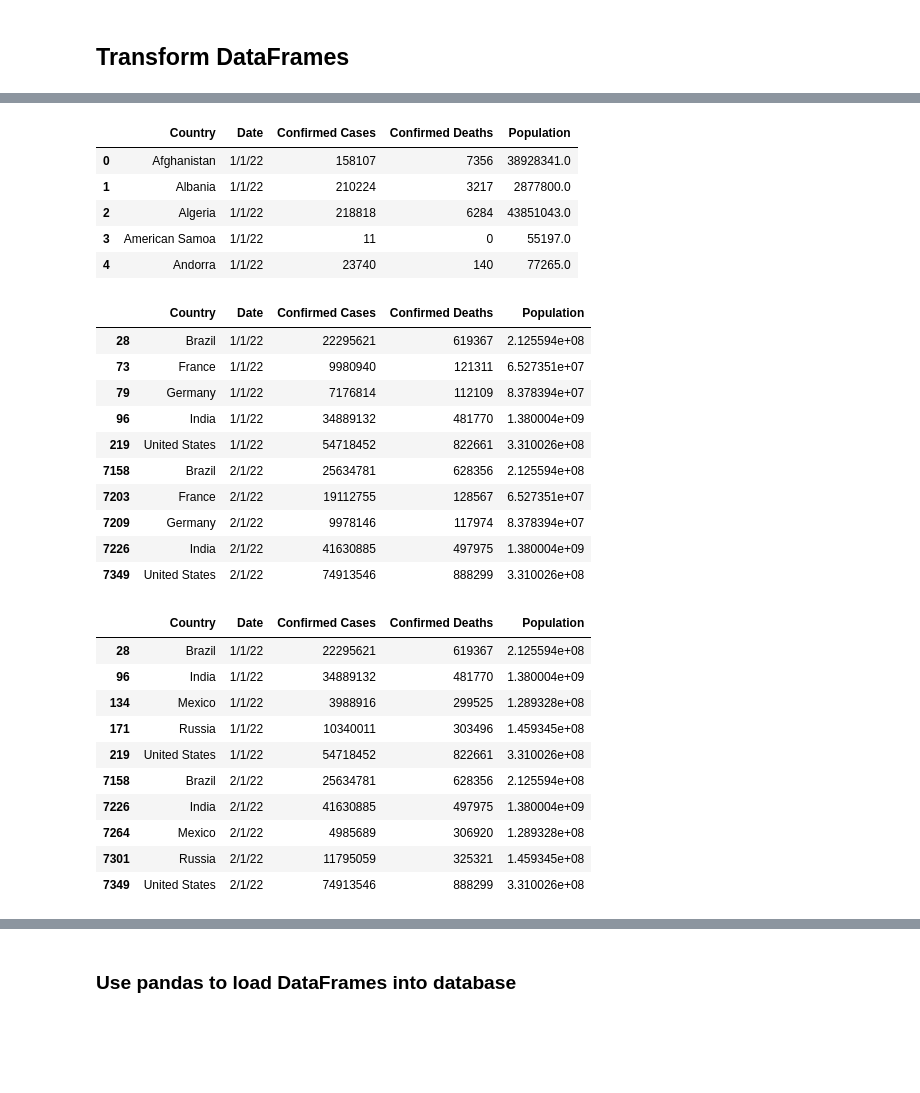
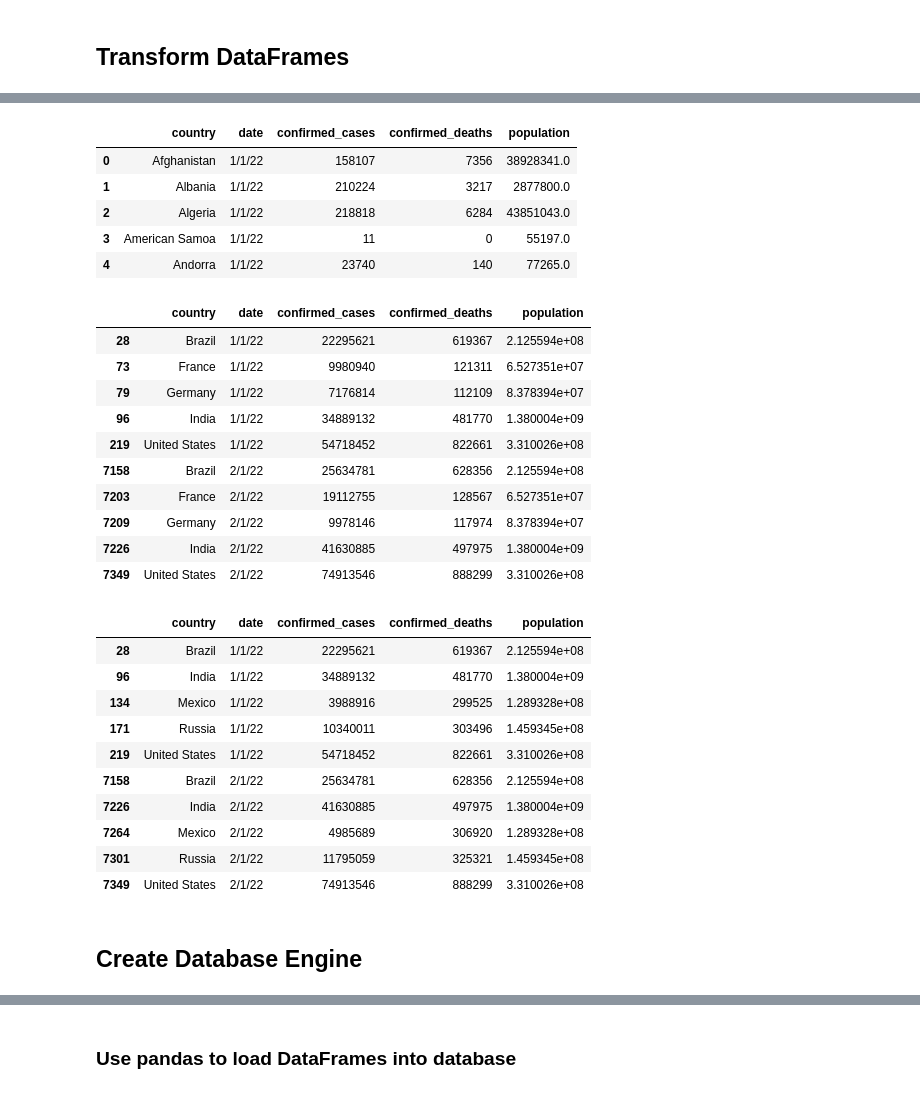
Before and after one commit to eperez3181/Project_3, a Jupyter notebook: Resources/final_notebook.ipynb, the cells around one changed output, grey strips where cells are left out. Cells and saved outputs as stored; diff of their text form; code cells hidden in the pictures; blank space fills up the shorter version.

```diff
--- a/Resources/final_notebook.ipynb
+++ b/Resources/final_notebook.ipynb
@@ -193,3 +67,13 @@ WHO_global_data_df_transformed.head()
 | 2 | India | South-East Asia | 43938764 | 135145 | 18313 | 526167 | ... |
 | 3 | Brazil | Americas | 33621965 | 282150 | 30609 | 677143 | ... |
 | 4 | France | Europe | 32664720 | 454372 | 87562 | 148254 | ... |
+# %%
+#Rename the column headers
+timeline_df= timeline_df.rename(columns={"Country": "country",
+                                                                            "Date": "date",
+                                                                            "Confirmed Cases": "confirmed_cases",
+                                                                            "Confirmed Deaths": "confirmed_deaths",
+                                                                            "Population": "population",
+})
+
+timeline_df.head()
@@ -196,28 +87,28 @@ WHO_global_data_df_transformed.head()
 # %%
 #Filtering Timeline
-Timeline_Top_5_covd_df = timeline_df.loc[(timeline_df["Date"] == "1/1/22")|
-                                             (timeline_df["Date"] == "2/1/22") |
-                                             (timeline_df["Date"] == "3/1/22") |
-                                             (timeline_df["Date"] == "4/1/22") |
-                                             (timeline_df["Date"] == "5/1/22") |
-                                             (timeline_df["Date"] == "6/1/22"), :]
+Timeline_Top_5_covd_df = timeline_df.loc[(timeline_df["date"] == "1/1/22")|
+                                             (timeline_df["date"] == "2/1/22") |
+                                             (timeline_df["date"] == "3/1/22") |
+                                             (timeline_df["date"] == "4/1/22") |
+                                             (timeline_df["date"] == "5/1/22") |
+                                             (timeline_df["date"] == "6/1/22"), :]
 Timeline_Top_5_covd_df.head(5)
 # %% [output]
-|  | Country | Date | Confirmed Cases | Confirmed Deaths | Population |
+|  | country | date | confirmed_cases | confirmed_deaths | population |
 | 0 | Afghanistan | 1/1/22 | 158107 | 7356 | 38928341.0 |
 | 1 | Albania | 1/1/22 | 210224 | 3217 | 2877800.0 |
 | 2 | Algeria | 1/1/22 | 218818 | 6284 | 43851043.0 |
 | 3 | American Samoa | 1/1/22 | 11 | 0 | 55197.0 |
 | 4 | Andorra | 1/1/22 | 23740 | 140 | 77265.0 |
 # %%
-Timeline_Top_5_covid_df = Timeline_Top_5_covd_df.loc[(Timeline_Top_5_covd_df["Country"] == "United States")|
-                                             (Timeline_Top_5_covd_df["Country"] == "Brazil") |
-                                             (Timeline_Top_5_covd_df["Country"] == "India") |
-                                             (Timeline_Top_5_covd_df["Country"] == "Germany") |
-                                             (Timeline_Top_5_covd_df["Country"] == "France"), :]
+Timeline_Top_5_covid_df = Timeline_Top_5_covd_df.loc[(Timeline_Top_5_covd_df["country"] == "United States")|
+                                             (Timeline_Top_5_covd_df["country"] == "Brazil") |
+                                             (Timeline_Top_5_covd_df["country"] == "India") |
+                                             (Timeline_Top_5_covd_df["country"] == "Germany") |
+                                             (Timeline_Top_5_covd_df["country"] == "France"), :]
 Timeline_Top_5_covid_df.head(10)
 # %% [output]
-|  | Country | Date | Confirmed Cases | Confirmed Deaths | Population |
+|  | country | date | confirmed_cases | confirmed_deaths | population |
 | 28 | Brazil | 1/1/22 | 22295621 | 619367 | 2.125594e+08 |
 | 73 | France | 1/1/22 | 9980940 | 121311 | 6.527351e+07 |
 | 79 | Germany | 1/1/22 | 7176814 | 112109 | 8.378394e+07 |
@@ -229,14 +120,14 @@ Timeline_Top_5_covid_df.head(10)
 | 7226 | India | 2/1/22 | 41630885 | 497975 | 1.380004e+09 |
 | 7349 | United States | 2/1/22 | 74913546 | 888299 | 3.310026e+08 |
 # %%
-Timeline_Top_5_deaths_df = Timeline_Top_5_covd_df.loc[(Timeline_Top_5_covd_df["Country"] == "United States")|
-                                             (Timeline_Top_5_covd_df["Country"] == "Brazil") |
-                                             (Timeline_Top_5_covd_df["Country"] == "India") |
-                                             (Timeline_Top_5_covd_df["Country"] == "Russia") |
-                                             (Timeline_Top_5_covd_df["Country"] == "Mexico"), :]
+Timeline_Top_5_deaths_df = Timeline_Top_5_covd_df.loc[(Timeline_Top_5_covd_df["country"] == "United States")|
+                                             (Timeline_Top_5_covd_df["country"] == "Brazil") |
+                                             (Timeline_Top_5_covd_df["country"] == "India") |
+                                             (Timeline_Top_5_covd_df["country"] == "Russia") |
+                                             (Timeline_Top_5_covd_df["country"] == "Mexico"), :]
 Timeline_Top_5_deaths_df.head(10)
 # %% [output]
-|  | Country | Date | Confirmed Cases | Confirmed Deaths | Population |
+|  | country | date | confirmed_cases | confirmed_deaths | population |
 | 28 | Brazil | 1/1/22 | 22295621 | 619367 | 2.125594e+08 |
 | 96 | India | 1/1/22 | 34889132 | 481770 | 1.380004e+09 |
 | 134 | Mexico | 1/1/22 | 3988916 | 299525 | 1.289328e+08 |
@@ -247,6 +138,8 @@ Timeline_Top_5_deaths_df.head(10)
 | 7264 | Mexico | 2/1/22 | 4985689 | 306920 | 1.289328e+08 |
 | 7301 | Russia | 2/1/22 | 11795059 | 325321 | 1.459345e+08 |
 | 7349 | United States | 2/1/22 | 74913546 | 888299 | 3.310026e+08 |
+# %% [markdown]
+## Create Database Engine
 # %%
 database_name="covid_db"
 rds_connection_string = f'{protocol}://{username}:{password}@{host}:{port}/{database_name}'
```
Also changed, not shown: parts of 25 cells of this notebook.
